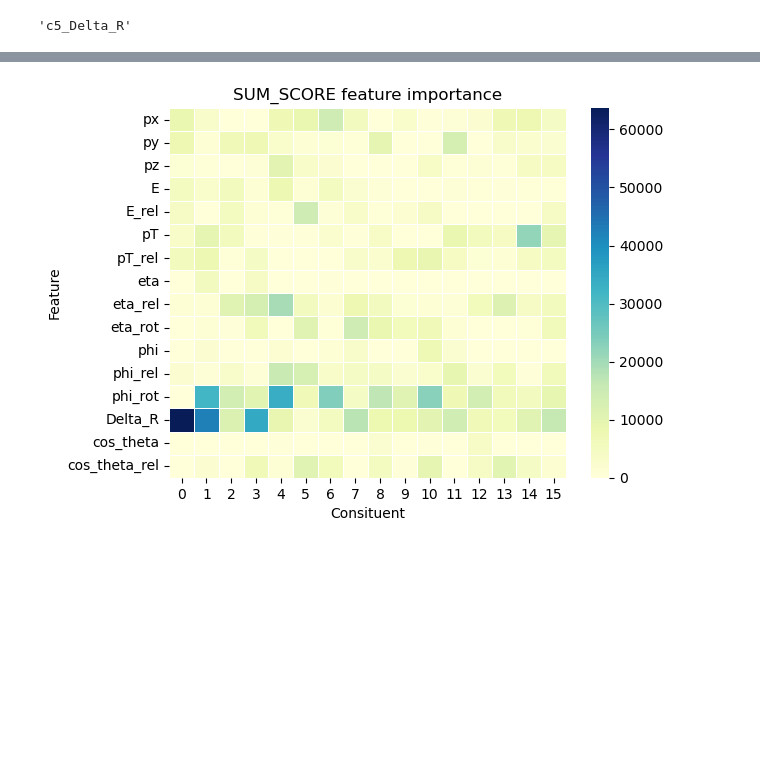
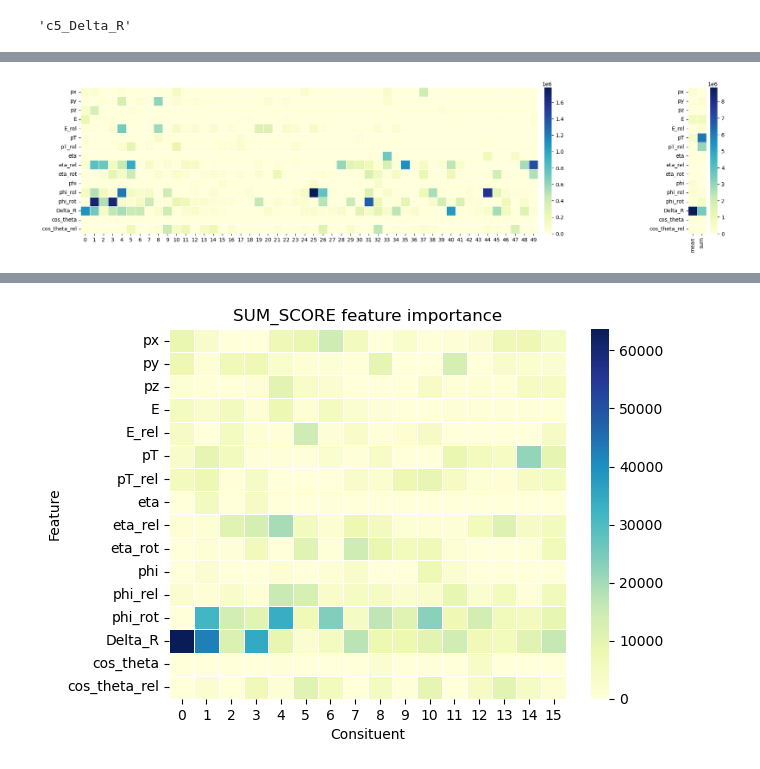
Before and after one commit to andygoliver/Masters_BDT, a Jupyter notebook: plot_feature_importance.ipynb, the cells around one changed output, grey strips where cells are left out. Saved outputs shown, nothing was run; the diff lists cells and outputs as text; code cells hidden in the pictures; blank space fills up the shorter version.

```diff
--- a/plot_feature_importance.ipynb
+++ b/plot_feature_importance.ipynb
@@ -186,0 +260,24 @@ feature_rankings  = np.zeros((len(feature_labels), nb_constituents))
+# %%
+feature_rankings  = np.zeros((len(feature_labels), nb_constituents))
+full_agg_feature_rankings = np.zeros((len(feature_labels), nb_full_agg_features))
+
+for feature_index in range(len(feature_labels)):
+    for constituent_index in range(nb_constituents):
+        try:
+            score_index = feature_list_SUM_SCORE.index(f'c{constituent_index}_{feature_labels[feature_index]}')
+            feature_rankings[feature_index][constituent_index] = inspector.variable_importances()['SUM_SCORE'][score_index][1]
+            print(f'c{constituent_index}_{feature_labels[feature_index]} was found')
+
+        except:
+            print(f'c{constituent_index}_{feature_labels[feature_index]} was not found')
+            continue
+
+    for full_agg_index in range(nb_full_agg_features):
+        try:
+            score_index = feature_list_SUM_SCORE.index(f'{feature_labels[feature_index]}_{full_agg_features[full_agg_index]}')
+            full_agg_feature_rankings[feature_index][full_agg_index] = inspector.variable_importances()['SUM_SCORE'][score_index][1]
+            print(f'{feature_labels[feature_index]}_{full_agg_features[full_agg_index]} was found')
+
+        except:
+            print(f'{feature_labels[feature_index]}_{full_agg_features[full_agg_index]} was not found')
+            continue
@@ -247,0 +349,15 @@ import seaborn as sns
+# %%
+fig = plt.figure(figsize=(25,5))
+ax1, ax2 = fig.subplots(ncols=2, width_ratios=(50,6))
+
+
+ax1.margins(x=0)
+ax2.margins(x=0)
+sns.heatmap(feature_rankings, ax=ax1, cmap="YlGnBu", cbar_kws={"orientation": "vertical", "pad":0.01}, linewidth=0.5, yticklabels = feature_labels, square = True)
+# sns.heatmap(feature_rankings, ax=ax1, cmap="YlGnBu", cbar = False, linewidth=0.5, yticklabels = feature_labels, square = True)
+sns.heatmap(full_agg_feature_rankings, ax=ax2,  cmap="YlGnBu", linewidth=0.5, yticklabels = feature_labels, xticklabels=full_agg_features, square = True)
+fig.subplots_adjust(wspace=0, hspace=0)
+fig.tight_layout
+plt.show()
+# %% [output]
+[figure, added]
```
Also changed, not shown: parts of 17 cells of this notebook, 4 other files.
